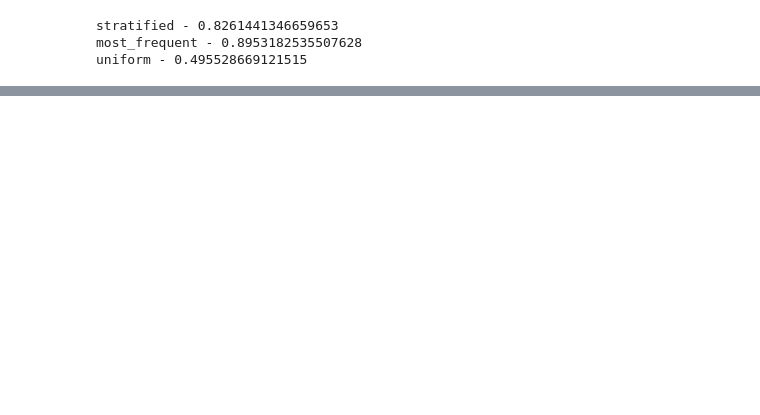
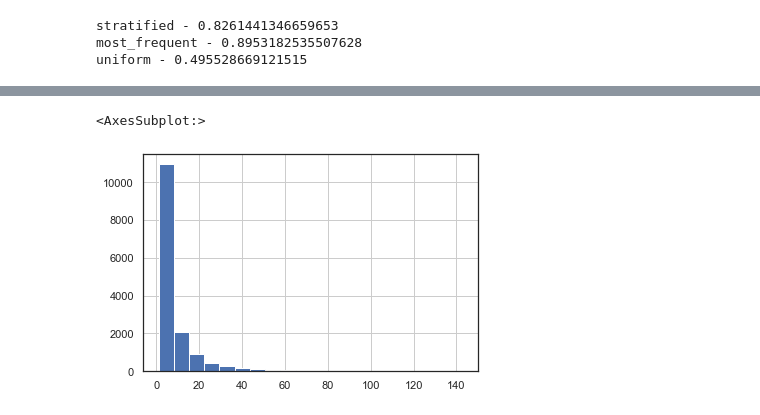
Before and after one commit to sethnlewis/Predicting-Political-Revolutions, a Jupyter notebook: notebooks/eda - protests.ipynb, the cells around one changed output, grey strips where cells are left out. Drawn from its saved outputs; the diff is of its cells as text; code cells hidden in the pictures; blank space fills up the shorter version.

Commit message:
Added visual EDA

```diff
--- a/notebooks/eda - protests.ipynb
+++ b/notebooks/eda - protests.ipynb
@@ -219,0 +289,5 @@ uniform - 0.495528669121515
+# %%
+model_inputs.protestnumber.hist(bins=20)
+# %% [output]
+<AxesSubplot:>
+[figure, added]
```
Also changed, not shown: parts of 21 cells of this notebook, 1 other file.
